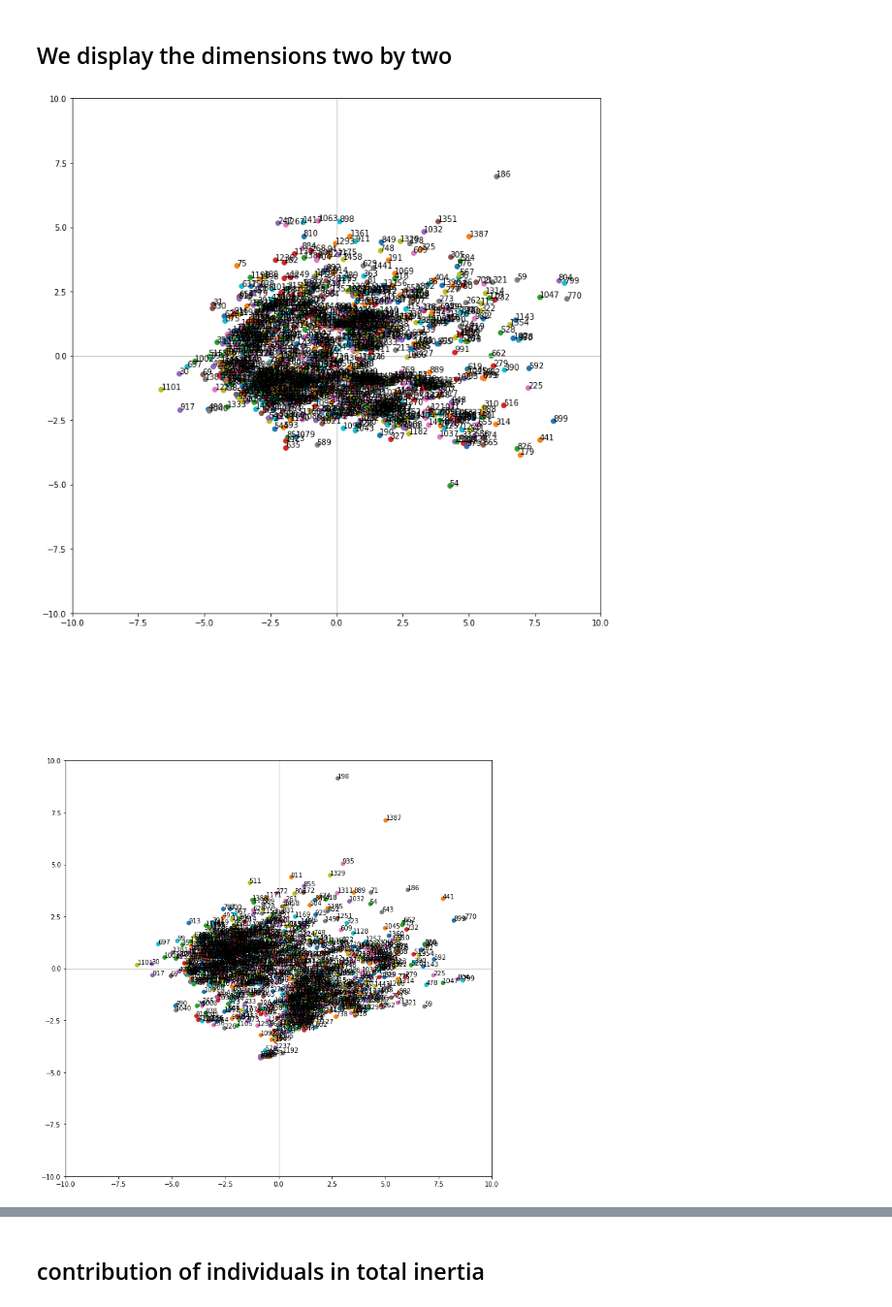
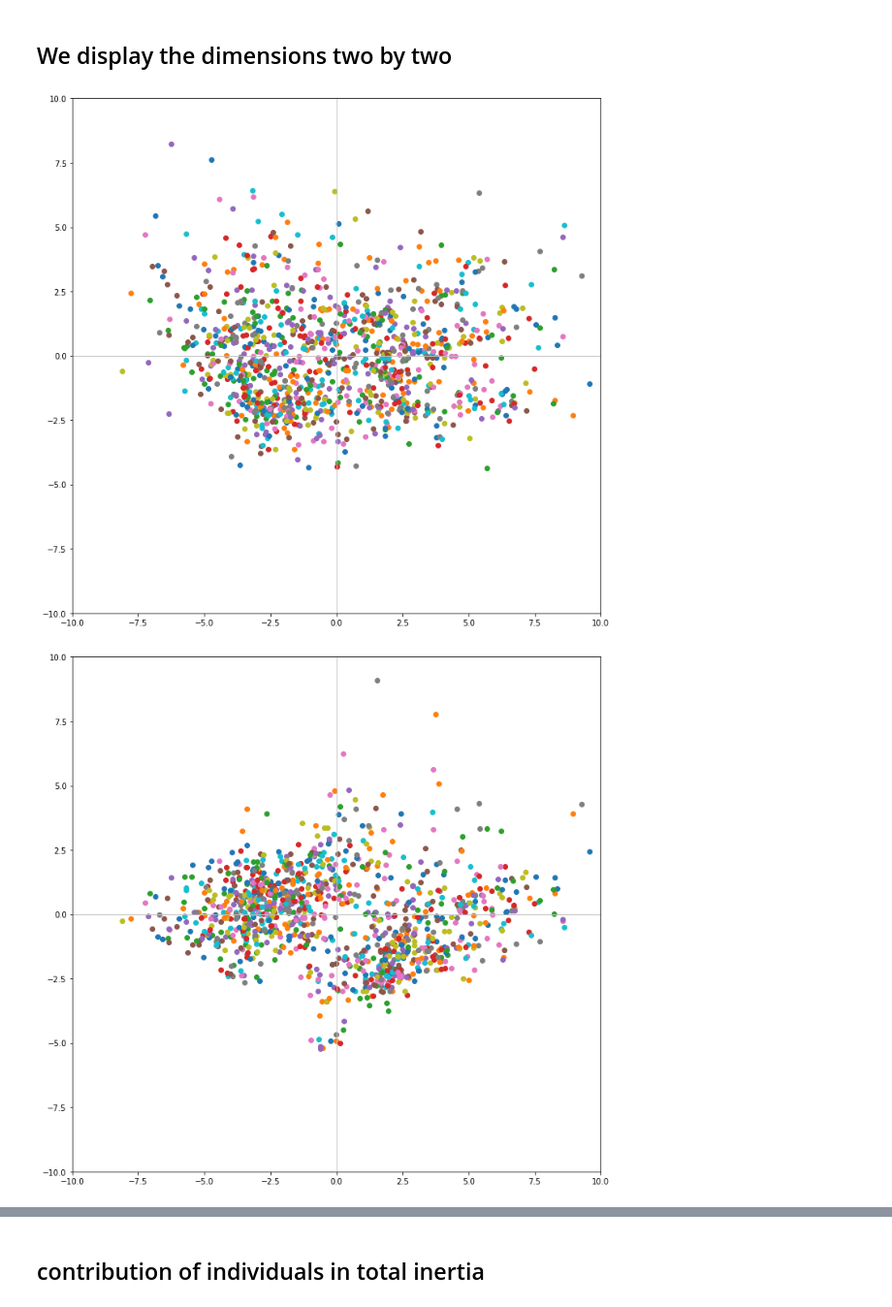
Before and after one commit to Simplon-IA-Bdx-1/house-prices-maud-baptiste, a Jupyter notebook: acp_house_prices.ipynb, the cells around one changed output, grey strips where cells are left out. Shown at 97% size. Saved outputs shown, nothing was run; the diff lists cells and outputs as text; code cells hidden in the pictures.

Commit message:
Add arrows with labels to correlation circle and remove labels in scatterplot

```diff
--- a/acp_house_prices.ipynb
+++ b/acp_house_prices.ipynb
@@ -18,7 +18,7 @@ from matplotlib import pyplot as plt
 # %% [markdown]
 ## We load ours data
 # %%
-filename = "kaggle-house-prices-train.csv"
+filename = 'data_quali_num.csv'
 data = pd.read_csv(filename, index_col=0)
 # %% [markdown]
 ## We select numeric columns
@@ -228,22 +256,22 @@ print(pd.DataFrame({'Val.Propre':eigval,'Seuils':bs}))
 # %%
 a1=[0,0,1,1,2,2,3]
 a2=[1,2,2,3,3,4,4]
 
 for a in range(7):
     #positionnement des individus dans le premier plan
     fig, axes = plt.subplots(figsize=(12,12))
     axes.set_xlim(-10,10) #même limites en abscisse
     axes.set_ylim(-10,10) #et en ordonnée
     #placement des étiquettes des observations
     for i in range(n):
-        plt.annotate(data_ok.index[i],(coord[i,a1[a]],coord[i,a2[a]]))
+
         plt.scatter(coord[i,a1[a]],coord[i,a2[a]])
 
     #ajouter les axes
     plt.plot([-10,10],[0,0],color='silver',linestyle='-',linewidth=1)
     plt.plot([0,0],[-10,10],color='silver',linestyle='-',linewidth=1)
     #affichage
     plt.show()
 # %% [output]
-[figure, old version]
+[figure, new version]
-[figure, old version]
+[figure, new version]
```
Also changed, not shown: parts of 25 cells of this notebook.
